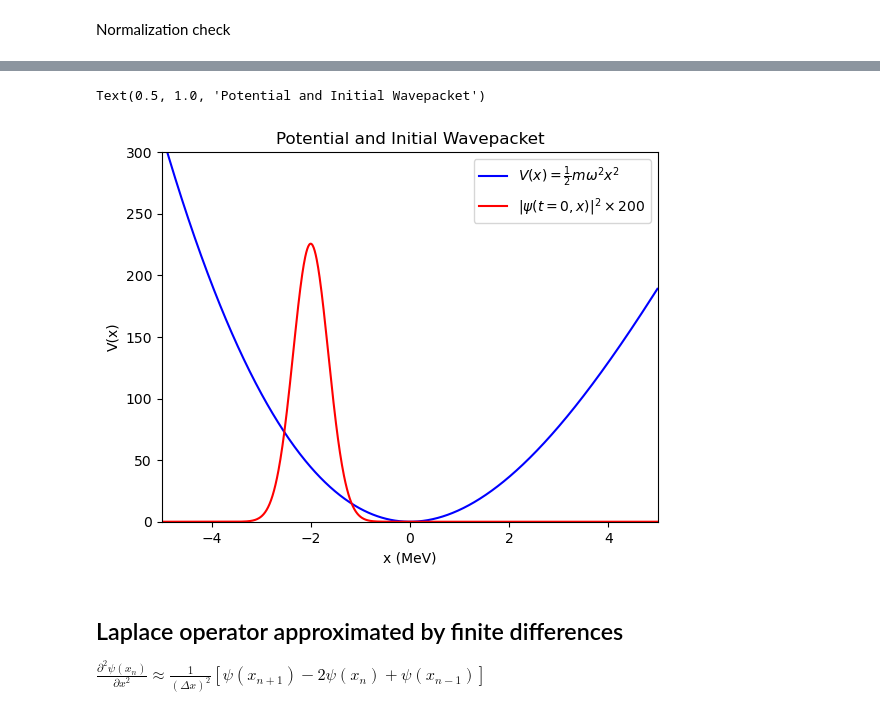
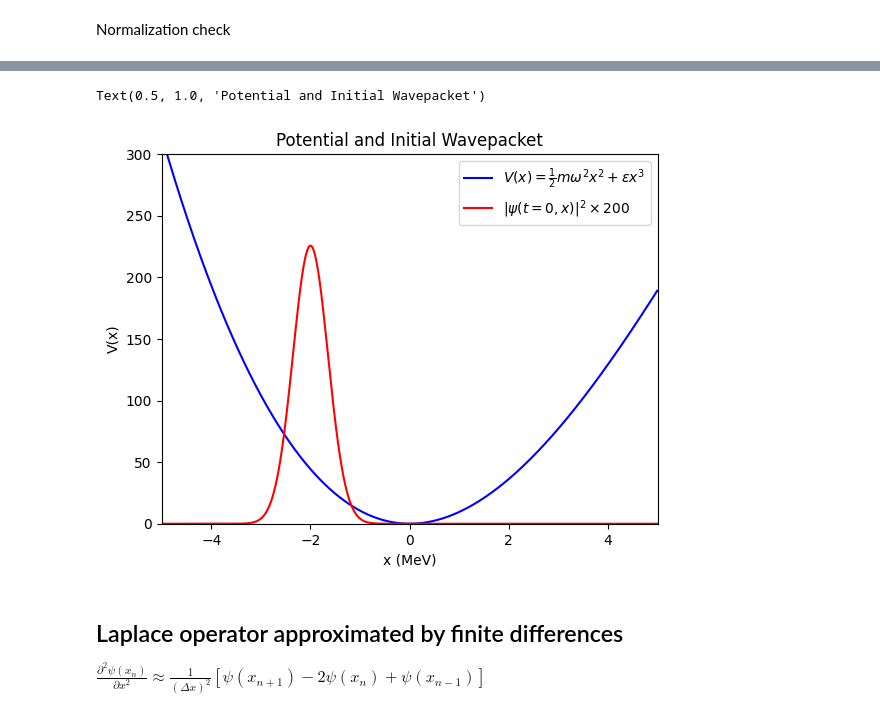
Before and after one commit to Vaquera-Araujo/UNAB-2026, a Jupyter notebook: numerical_time_dependent_quantum_anharmonic_oscillator.ipynb, the cells around one changed output, grey strips where cells are left out. Saved outputs shown, nothing was run; the diff lists cells and outputs as text; code cells hidden in the pictures.

```diff
--- a/numerical_time_dependent_quantum_anharmonic_oscillator.ipynb
+++ b/numerical_time_dependent_quantum_anharmonic_oscillator.ipynb
@@ -40,16 +40,16 @@ np.sum(np.abs(psi0)**2)*dx
 # %%
-plt.plot(x,V,'b',label=r'$V(x)=\frac{1}{2}m\omega^2 x^2$')
+plt.plot(x,V,'b',label=r'$V(x)=\frac{1}{2}m\omega^2 x^2+\epsilon x^3$')
 plt.plot(x,200*np.abs(psi0)**2,'r',label=r'$|\psi(t=0,x)|^2\times 200$')
 plt.legend(loc=1)
 plt.xlabel('x (MeV)')
 plt.ylabel('V(x)')
 ax=plt.gca()
 ax.set_ylim(0,300)
 ax.set_xlim(-5,5)
 plt.title(f'Potential and Initial Wavepacket')
 # %% [output]
 Text(0.5, 1.0, 'Potential and Initial Wavepacket')
-[figure, old version]
+[figure, new version]
 # %% [markdown]
 ## Laplace operator approximated by finite differences
 
```
Also changed, not shown: parts of 4 cells of this notebook.
